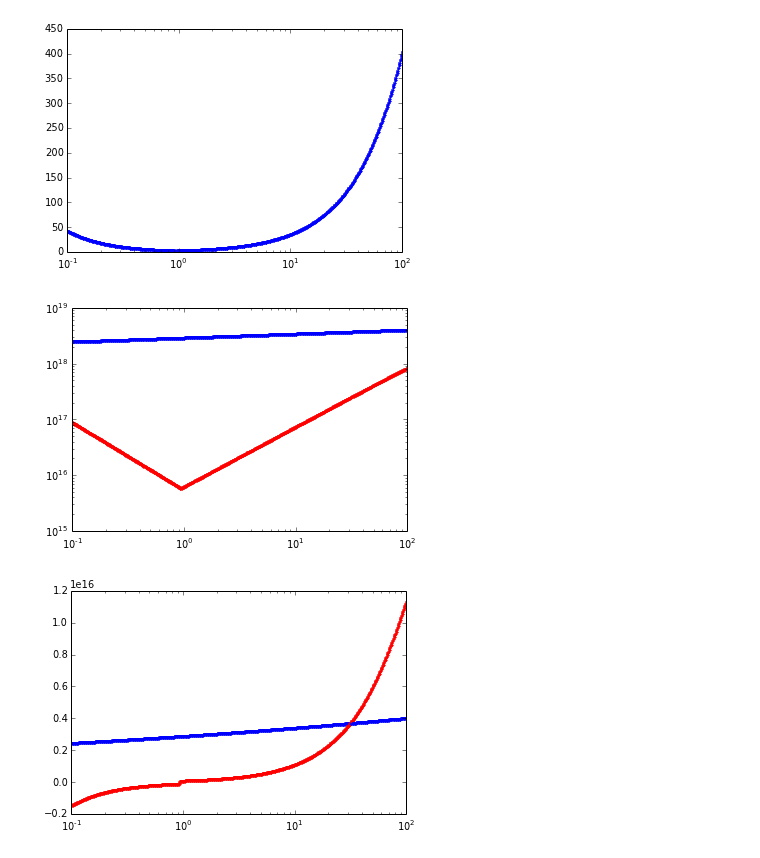
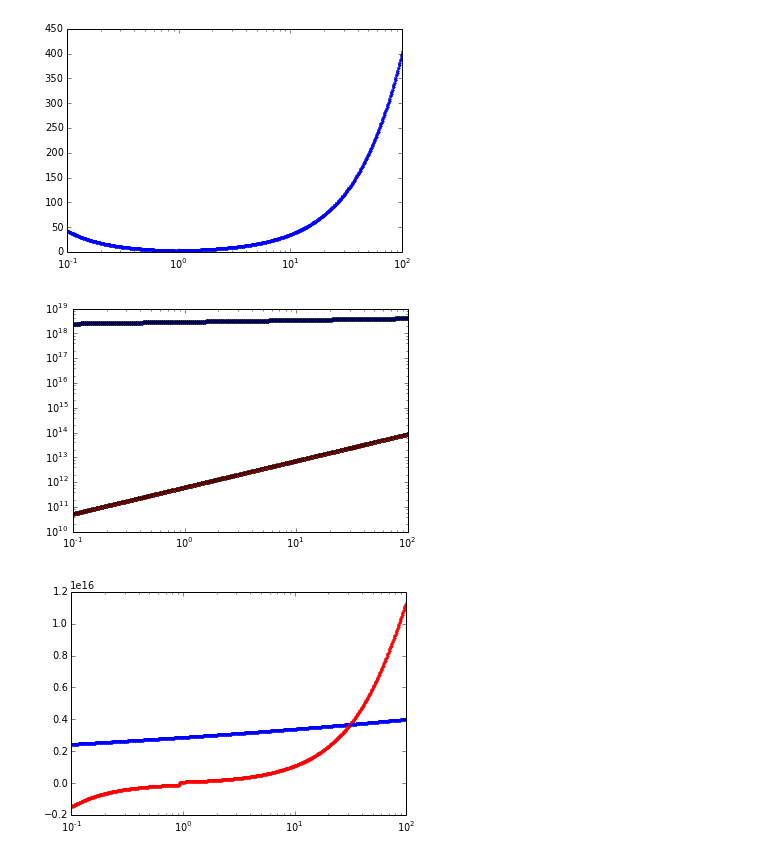
Before and after one commit to apiso/Thesis, a Jupyter notebook: python/drift_and_acc.ipynb, the cells around one changed output. Drawn from its saved outputs; the diff is of its cells as text; code cells hidden in the pictures.

```diff
--- a/python/drift_and_acc.ipynb
+++ b/python/drift_and_acc.ipynb
@@ -14,7 +16,10 @@ from utils.constants import cmperau
 # %%
 r = np.logspace(-1, 2, 500)
 # %%
-gas_sol_ratio = []
+gas_sol_ratio1, gas_sol_ratio2, gas_sol_ratio3 = [], [], []
+fH2O = 1e-4
 
 for i in range(len(r) - 1):
-    gas_sol_ratio = np.append(gas_sol_ratio, dMgas_dt(r[i], r[i + 1], 0.01, betaS = 1.) / dMsol_dt(r[i], r[i + 1], 0.00001, 44., 5800, betaS = 1.))
+    gas_sol_ratio1 = np.append(gas_sol_ratio1, dMgas_dt(r[i], r[i + 1], 0.01, betaS = 1.) / dMsol_dt(r[i], r[i + 1], 1., 44., 5800, betaS = 1.))
+    gas_sol_ratio2 = np.append(gas_sol_ratio2, dMgas_dt(r[i], r[i + 1], 0.01, betaS = 1.) / dMsol_dt(r[i], r[i + 1], 1e5, 44., 5800, betaS = 1.))
+    gas_sol_ratio3 = np.append(gas_sol_ratio3, dMgas_dt(r[i], r[i + 1], 0.01, betaS = 1.) / dMsol_dt(r[i], r[i + 1], 1e-5, 44., 5800, betaS = 1.))
@@ -30,10 +60,10 @@ for i in range(len(r)):
 [figure]
 # %%
 for i in range(len(r)):
-    plt.loglog(r[i], Mdot_solids(r[i], 1, 44., 5800, betaS = 1.), '.r')
+    plt.loglog(r[i], Mdot_solids(r[i], 0.0001, 44., 5800, betaS = 1.), '.r')
     plt.semilogx(r[i], Mdot_gas(r[i], 0.01, betaS = 1.),'.b')
 # %% [output]
-[figure, old version]
+[figure, new version]
 # %%
 for i in range(len(r) - 1):
     plt.semilogx(r[i], dMgas_dt(r[i], r[i + 1], 0.01, betaS = 1.), '.b')
```
Also changed, not shown: parts of 5 cells of this notebook.
